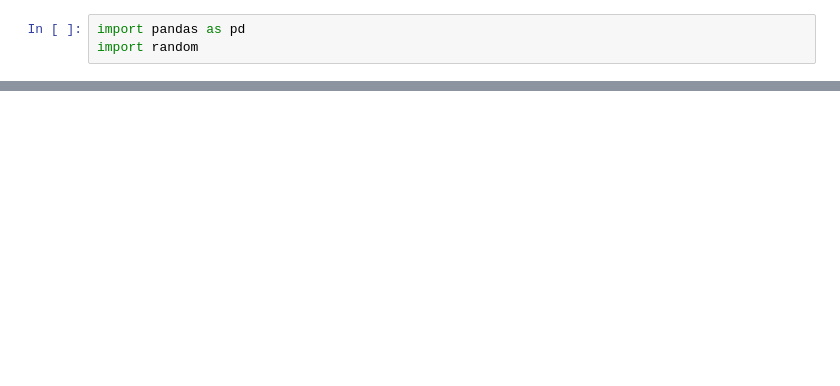
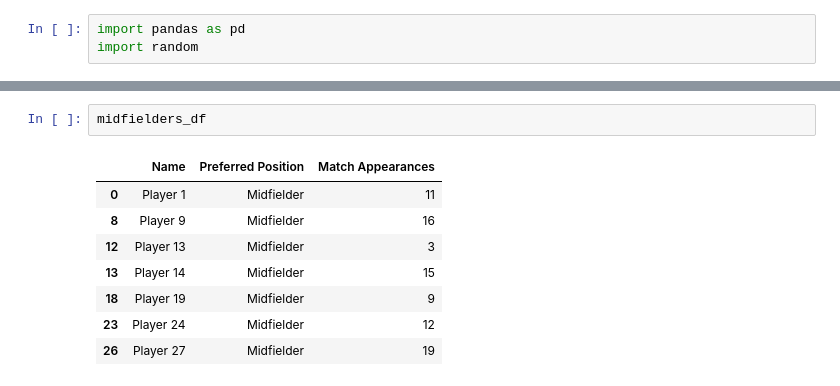
Before and after one commit to tasosnikitakis/Data_Science_Notebooks, a Jupyter notebook: fsa_fc.ipynb, the cells around one changed output, grey strips where cells are left out. Drawn from its saved outputs; the diff is of its cells as text; blank space fills up the shorter version.

```diff
--- a/fsa_fc.ipynb
+++ b/fsa_fc.ipynb
@@ -43,0 +65,11 @@ df
+# %%
+midfielders_df
+# %% [output]
+|  | Name | Preferred Position | Match Appearances |
+| 0 | Player 1 | Midfielder | 11 |
+| 8 | Player 9 | Midfielder | 16 |
+| 12 | Player 13 | Midfielder | 3 |
+| 13 | Player 14 | Midfielder | 15 |
+| 18 | Player 19 | Midfielder | 9 |
+| 23 | Player 24 | Midfielder | 12 |
+| 26 | Player 27 | Midfielder | 19 |
```
Also changed, not shown: parts of 6 cells of this notebook.
